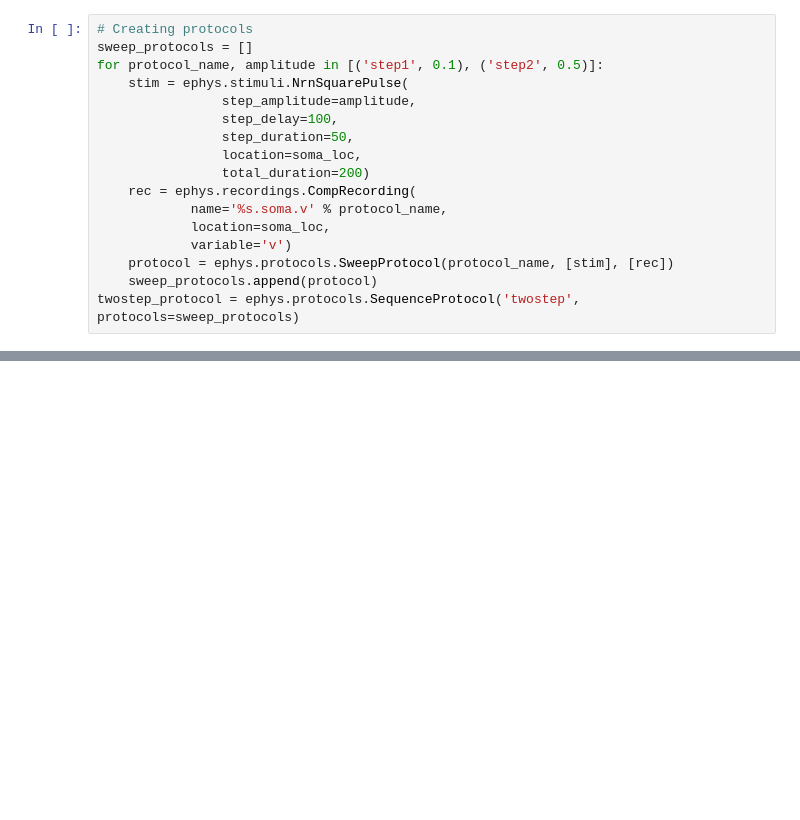
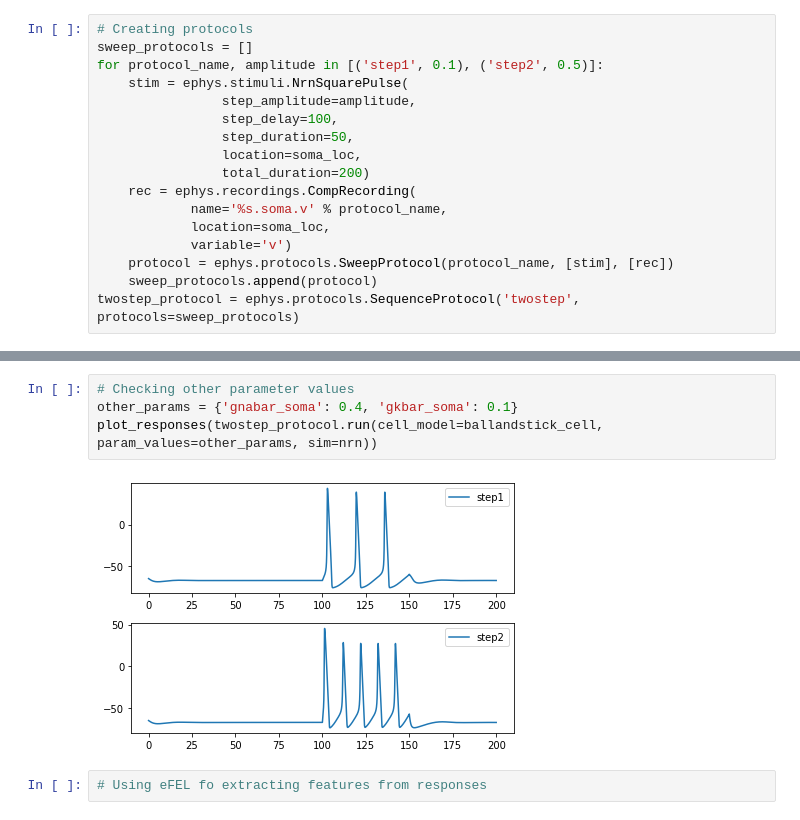
Before and after one commit to Mehdi0xC/Reconstruction-and-simulation-of-neural-tissue, a Jupyter notebook: main.ipynb, the cells around one changed output, grey strips where cells are left out. Saved outputs shown, nothing was run; the diff lists cells and outputs as text; blank space fills up the shorter version.

```diff
--- a/main.ipynb
+++ b/main.ipynb
@@ -143,0 +163,8 @@ twostep_protocol = ephys.protocols.SequenceProtocol('twostep', protocols=sweep_p
+# %%
+# Checking other parameter values
+other_params = {'gnabar_soma': 0.4, 'gkbar_soma': 0.1}
+plot_responses(twostep_protocol.run(cell_model=ballandstick_cell, param_values=other_params, sim=nrn))
+# %% [output]
+[figure, added]
+# %%
+# Using eFEL fo extracting features from responses
```
Also changed, not shown: parts of 4 cells of this notebook.
